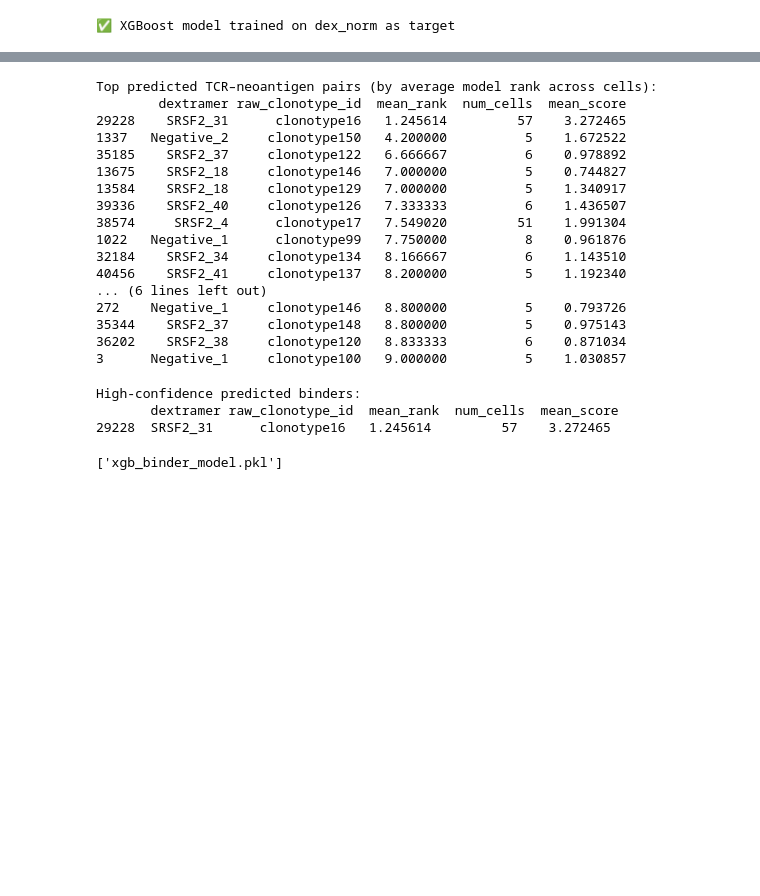
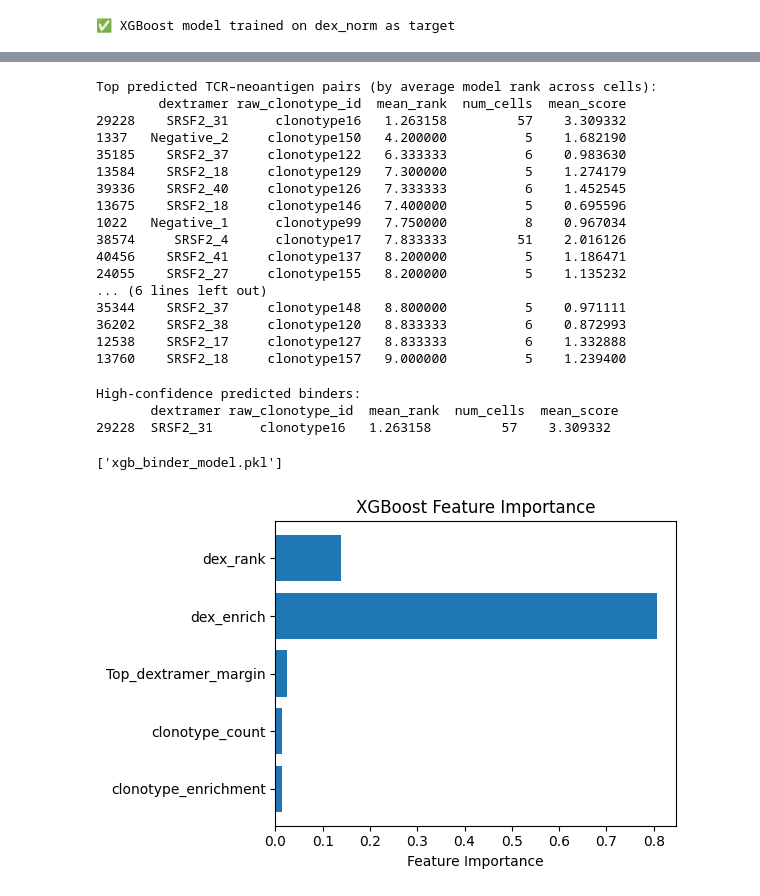
Before and after one commit to ecrosse01/neoantigen_ML, a Jupyter notebook: pipeline_dev.ipynb, the cells around one changed output, grey strips where cells are left out. Drawn from its saved outputs; the diff is of its cells as text; code cells hidden in the pictures; blank space fills up the shorter version.

Commit message:
Pipeline updates - ML models, random forest, isolation forest, XGBoost, update

```diff
--- a/pipeline_dev.ipynb
+++ b/pipeline_dev.ipynb
@@ -1024,0 +1012,9 @@ Name: dextramer, dtype: object
+# %%
+# Convert stored enrichment DataFrame from adata.uns
+clono_enrich_df = adata.uns["clonotype_enrichment"]
+
+# Just keep the 'Log Enrichment' column (or whatever you want)
+clono_enrich_df = clono_enrich_df[["Log Enrichment"]]
+
+# Merge into your X DataFrame by raw_clonotype_id
+X = X.merge(clono_enrich_df, left_on="raw_clonotype_id", right_index=True, how="left")
@@ -1024,0 +1035,10 @@ Name: dextramer, dtype: object
+# %%
+
+# Rename for consistency
+X.rename(columns={"Log Enrichment": "clonotype_enrichment"}, inplace=True)
+
+# Fill missing enrichment values with 0
+X["clonotype_enrichment"] = X["clonotype_enrichment"].fillna(0)
+
+# Sanity check
+print(X[["raw_clonotype_id", "clonotype_enrichment"]].head())
@@ -1151,7 +1203,7 @@ XGBoost
 from xgboost import XGBRegressor
 
 # Feature set
-feature_cols = ["dex_rank", "dex_enrich", "Top_dextramer_margin", "clonotype_count"]
+feature_cols = ["dex_rank", "dex_enrich", "Top_dextramer_margin", "clonotype_count", "clonotype_enrichment"]
 X_model = X[feature_cols]
 
 # Target = normalized dextramer signal (assumed indicative of binding strength)
@@ -1224,21 +1276,21 @@ print(pairwise_ranks.head(20))
 # %% [output]
 Top predicted TCR–neoantigen pairs (by average model rank across cells):
         dextramer raw_clonotype_id  mean_rank  num_cells  mean_score
-29228    SRSF2_31      clonotype16   1.245614         57    3.272465
-1337   Negative_2     clonotype150   4.200000          5    1.672522
-35185    SRSF2_37     clonotype122   6.666667          6    0.978892
-13675    SRSF2_18     clonotype146   7.000000          5    0.744827
-13584    SRSF2_18     clonotype129   7.000000          5    1.340917
-39336    SRSF2_40     clonotype126   7.333333          6    1.436507
-38574     SRSF2_4      clonotype17   7.549020         51    1.991304
-1022   Negative_1      clonotype99   7.750000          8    0.961876
-32184    SRSF2_34     clonotype134   8.166667          6    1.143510
-40456    SRSF2_41     clonotype137   8.200000          5    1.192340
+29228    SRSF2_31      clonotype16   1.263158         57    3.309332
+1337   Negative_2     clonotype150   4.200000          5    1.682190
+35185    SRSF2_37     clonotype122   6.333333          6    0.983630
+13584    SRSF2_18     clonotype129   7.300000          5    1.274179
+39336    SRSF2_40     clonotype126   7.333333          6    1.452545
+13675    SRSF2_18     clonotype146   7.400000          5    0.695596
+1022   Negative_1      clonotype99   7.750000          8    0.967034
+38574     SRSF2_4      clonotype17   7.833333         51    2.016126
+40456    SRSF2_41     clonotype137   8.200000          5    1.186471
+24055    SRSF2_27     clonotype155   8.200000          5    1.135232
 ... (6 lines left out)
-272    Negative_1     clonotype146   8.800000          5    0.793726
-35344    SRSF2_37     clonotype148   8.800000          5    0.975143
-36202    SRSF2_38     clonotype120   8.833333          6    0.871034
-3      Negative_1     clonotype100   9.000000          5    1.030857
+35344    SRSF2_37     clonotype148   8.800000          5    0.971111
+36202    SRSF2_38     clonotype120   8.833333          6    0.872993
+12538    SRSF2_17     clonotype127   8.833333          6    1.332888
+13760    SRSF2_18     clonotype157   9.000000          5    1.239400
 # %%
 # Set conservative threshold: only keep predictions with strong scores and low rank
 high_confidence = pairwise_ranks[
@@ -1251,9 +1303,24 @@ print("High-confidence predicted binders:\n", high_confidence)
 # %% [output]
 High-confidence predicted binders:
        dextramer raw_clonotype_id  mean_rank  num_cells  mean_score
-29228  SRSF2_31      clonotype16   1.245614         57    3.272465
+29228  SRSF2_31      clonotype16   1.263158         57    3.309332
 # %%
 import joblib
 joblib.dump(xgb_model, "xgb_binder_model.pkl")
 # %% [output]
 ['xgb_binder_model.pkl']
+# %%
+# Get importance scores
+importance = xgb_model.feature_importances_
+features = xgb_model.get_booster().feature_names
+
+# Plot
+plt.figure(figsize=(6, 4))
+plt.barh(features, importance)
+plt.xlabel("Feature Importance")
+plt.title("XGBoost Feature Importance")
+plt.gca().invert_yaxis()
+plt.tight_layout()
+plt.show()
+# %% [output]
+[figure, added]
```
Also changed, not shown: parts of 8 cells of this notebook.
